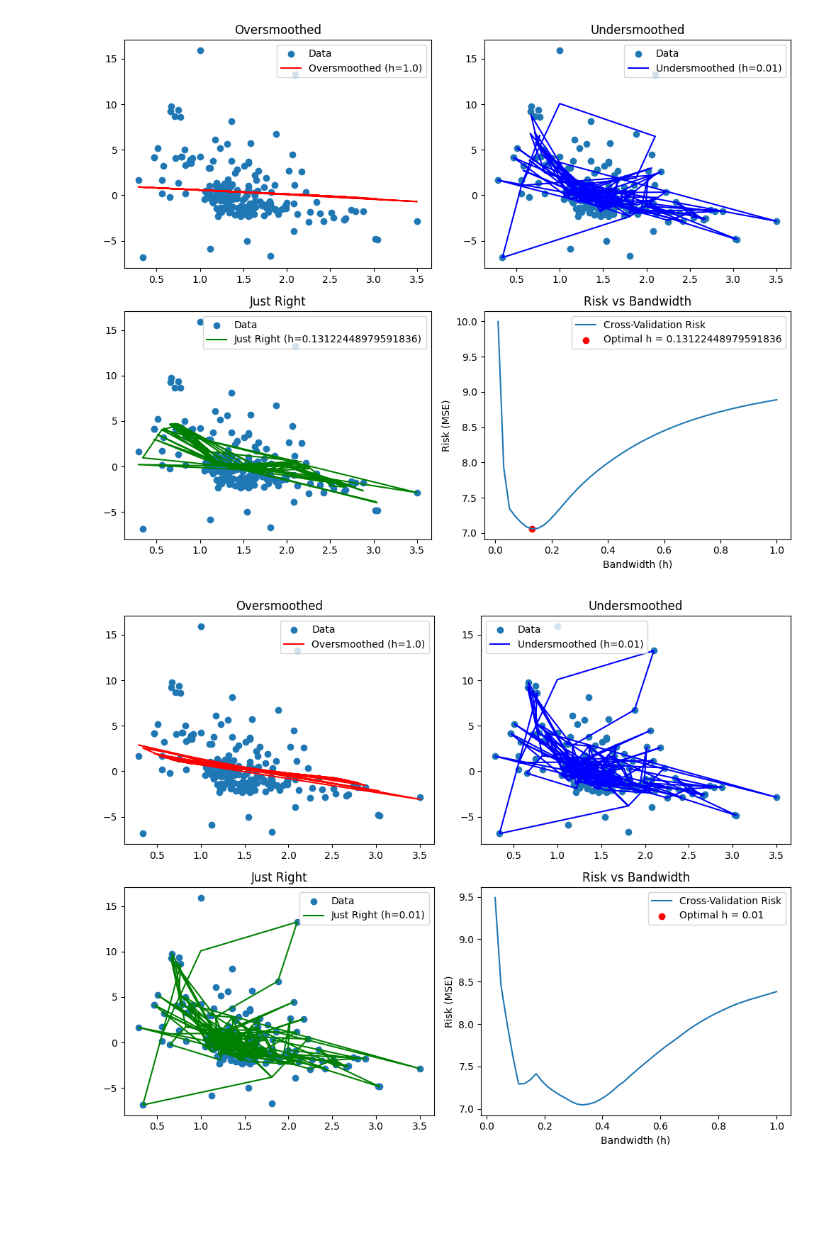
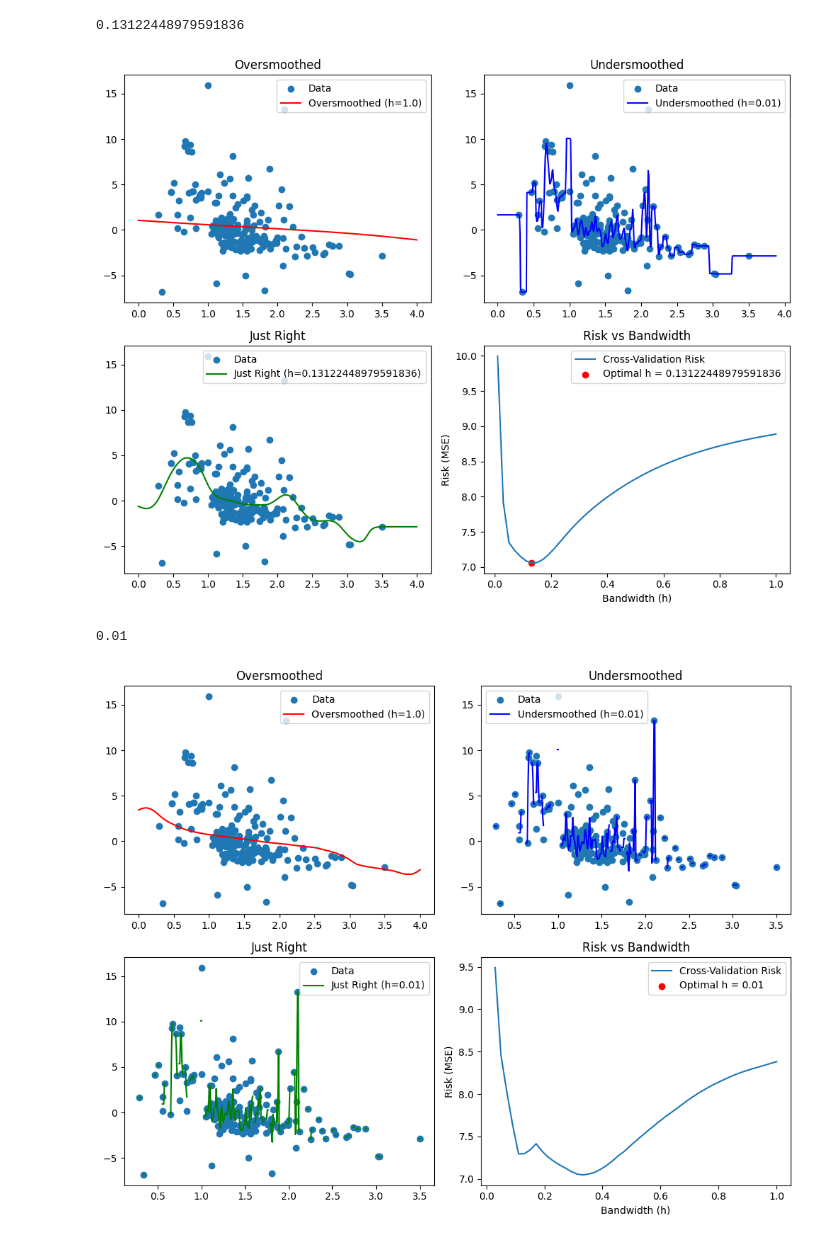
Before and after one commit to aditisingh1053/DAI_assignment, a Jupyter notebook: assignment-3/4NextTry.ipynb, the cells around one changed output. Drawn from its saved outputs; the diff is of its cells as text; code cells hidden in the pictures; blank space fills up the shorter version.

```diff
--- a/assignment-3/4NextTry.ipynb
+++ b/assignment-3/4NextTry.ipynb
@@ -73,7 +73,7 @@ def find_optimal_bandwidth(x, y, kernel, h_values):
         risks.append(risk)
 
     optimal_h = h_values[np.argmin(risks)]
-
+    print(optimal_h)
     return optimal_h, risks
 
 def generate_plots(x, y, kernel, h_values, kernel_name):
@@ -81,60 +81,63 @@ def generate_plots(x, y, kernel, h_values, kernel_name):
     optimal_h, risks = find_optimal_bandwidth(x, y, kernel, h_values)
 
     # Oversmoothed
-    large_h = max(h_values)
+    small_h = min(h_values)
 
     # Undersmoothed
-    small_h = min(h_values)
+    large_h = max(h_values)
 
     # Just Right
     just_right_h = optimal_h
 
     # Create subplots
     plt.figure(figsize=(10, 8))
+    new_x=np.linspace(0, 4, 500)
 
     # Oversmoothed
     plt.subplot(2, 2, 1)
-    y_pred_large_h = [nadaraya_watson(x, y, x_point, large_h, kernel) for x_point in x]
+    y_pred_large_h = [nadaraya_watson(x, y, x_point, large_h, kernel) for x_point in new_x]
     plt.scatter(x, y, label='Data')
-    plt.plot(x, y_pred_large_h, label=f'Oversmoothed (h={large_h})', color='red')
+    plt.plot(new_x, y_pred_large_h, label=f'Oversmoothed (h={large_h})', color='red')
     plt.title('Oversmoothed')
     plt.legend()
 
     # Undersmoothed
     plt.subplot(2, 2, 2)
-    y_pred_small_h = [nadaraya_watson(x, y, x_point, small_h, kernel) for x_point in x]
+    y_pred_small_h = [nadaraya_watson(x, y, x_point, small_h, kernel) for x_point in new_x]
     plt.scatter(x, y, label='Data')
-    plt.plot(x, y_pred_small_h, label=f'Undersmoothed (h={small_h})', color='blue')
+    plt.plot(new_x, y_pred_small_h, label=f'Undersmoothed (h={small_h})', color='blue')
     plt.title('Undersmoothed')
     plt.legend()
 
     # Just Right
     plt.subplot(2, 2, 3)
-    y_pred_just_right_h = [nadaraya_watson(x, y, x_point, just_right_h, kernel) for x_point in x]
+    y_pred_just_right_h = [nadaraya_watson(x, y, x_point, just_right_h, kernel) for x_point in new_x]
     plt.scatter(x, y, label='Data')
-    plt.plot(x, y_pred_just_right_h, label=f'Just Right (h={just_right_h})', color='green')
+    plt.plot(new_x, y_pred_just_right_h, label=f'Just Right (h={just_right_h})', color='green')
     plt.title('Just Right')
     plt.legend()
 
     # Cross-Validation Curve
     plt.subplot(2, 2, 4)
     plt.plot(h_values, risks, label='Cross-Validation Risk')
     plt.scatter([optimal_h], [min(risks)], color='red', label=f'Optimal h = {optimal_h}')
     plt.title('Risk vs Bandwidth')
     plt.xlabel('Bandwidth (h)')
     plt.ylabel('Risk (MSE)')
     plt.legend()
 
     plt.tight_layout()
     plt.savefig(f"{kernel_name}_kernel_regression.png")
     plt.show()
 
 
 h_values = np.linspace(0.01, 1, 50)
 
 generate_plots(x,y,gaussian_kernel,h_values,'gaussian')
 
 generate_plots(x,y,epanechnikov_kernel,h_values,'epanechnikov')
 # %% [output]
+0.13122448979591836
-[figure, old version]
+[figure, new version]
+0.01
-[figure, old version]
+[figure, new version]
```
Also changed, not shown: 2 other files.
